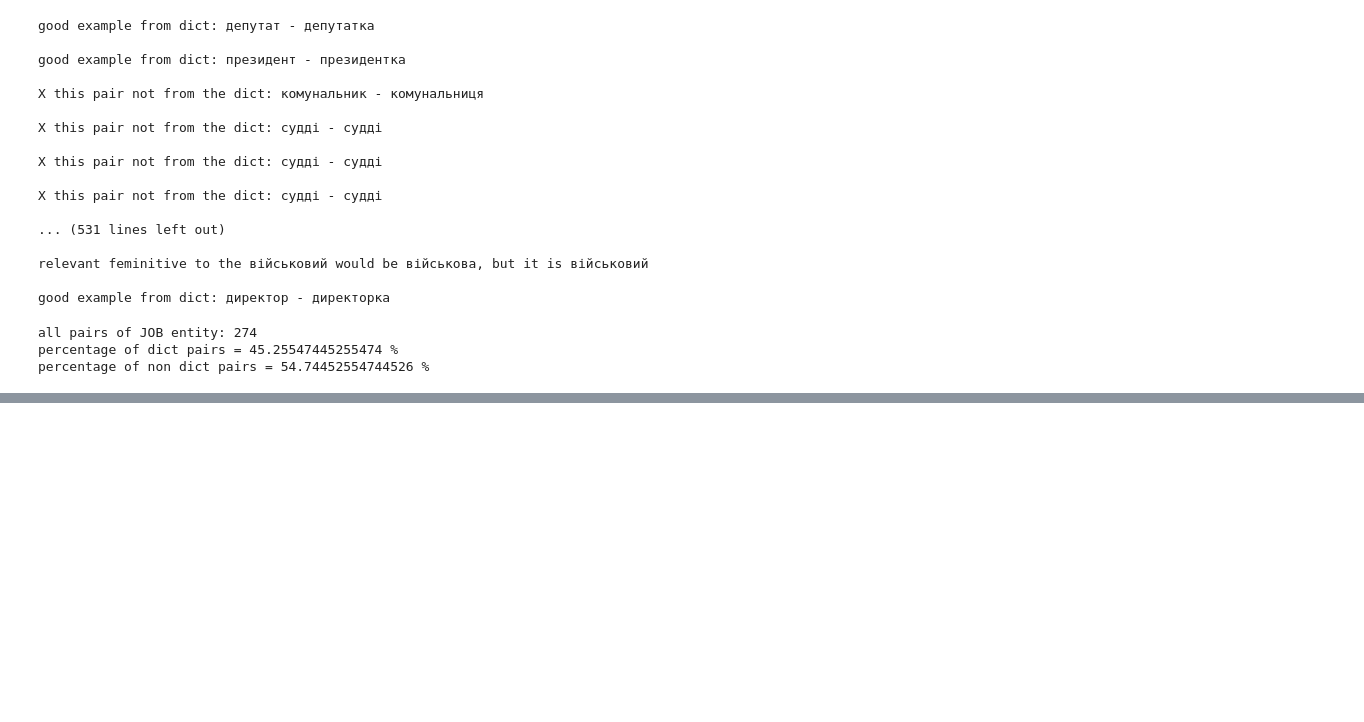
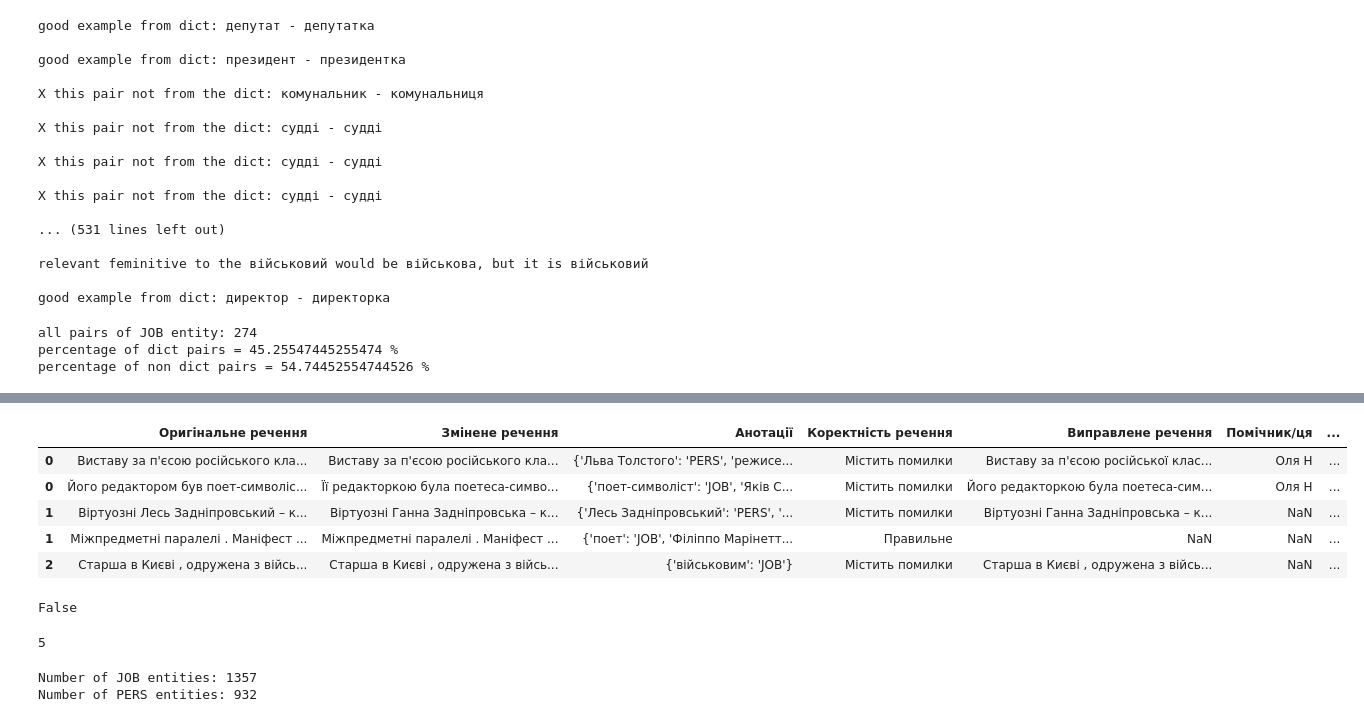
Before and after one commit to linndfors/ner_for_fem, a Jupyter notebook: src/metrics.ipynb, the cells around one changed output, grey strips where cells are left out. Cells and saved outputs as stored; diff of their text form; code cells hidden in the pictures; blank space fills up the shorter version.

```diff
--- a/src/metrics.ipynb
+++ b/src/metrics.ipynb
@@ -353,0 +326,5 @@ percentage of non dict pairs = 54.74452554744526 %
+# %%
+test_swapped = pd.read_csv("test_swapped.csv")
+dev_swapped = pd.read_csv("/Users/linndfors/study/diploma/ner_for_fem/src/dev_swapped.csv")
+# %%
+swapped_df = pd.concat([dev_swapped, test_swapped])  # ignore_index=True - Reset index after concat
@@ -353,0 +340,13 @@ percentage of non dict pairs = 54.74452554744526 %
+# %%
+swapped_df['gender-swapped'] = swapped_df.apply(lambda x: x['Виправлене речення'] if x['Виправлене речення'] and x['Коректність речення']=='Містить помилки' else x['Змінене речення'], axis=1)
+# %%
+test_swapped_new = swapped_df.loc[test_swapped.index].copy()
+# %%
+test_swapped_new.head()
+# %% [output]
+|  | Оригінальне речення | Змінене речення | Анотації | Коректність речення | Виправлене речення | Помічник/ця | ... |
+| 0 | Виставу за п'єсою російського кла... | Виставу за п'єсою російського кла... | {'Льва Толстого': 'PERS', 'режисе... | Містить помилки | Виставу за п'єсою російської клас... | Оля Н | ... |
+| 0 | Його редактором був поет-символіс... | Її редакторкою була поетеса-симво... | {'поет-символіст': 'JOB', 'Яків С... | Містить помилки | Його редакторкою була поетеса-сим... | Оля Н | ... |
+| 1 | Віртуозні Лесь Задніпровський – к... | Віртуозні Ганна Задніпровська – к... | {'Лесь Задніпровський': 'PERS', '... | Містить помилки | Віртуозні Ганна Задніпровська – к... | NaN | ... |
+| 1 | Міжпредметні паралелі . Маніфест ... | Міжпредметні паралелі . Маніфест ... | {'поет': 'JOB', 'Філіппо Марінетт... | Правильне | NaN | NaN | ... |
+| 2 | Старша в Києві , одружена з війсь... | Старша в Києві , одружена з війсь... | {'військовим': 'JOB'} | Містить помилки | Старша в Києві , одружена з війсь... | NaN | ... |
@@ -353,0 +379,9 @@ percentage of non dict pairs = 54.74452554744526 %
+# %%
+'-' in job_entities
+# %% [output]
+False
+# %%
+# swapped_pers.count("-")
+print(original_pers.count("-"))
+# %% [output]
+5
@@ -353,0 +407,6 @@ percentage of non dict pairs = 54.74452554744526 %
+# %%
+print(f"Number of JOB entities: {numb_of_JB_orig}")
+print(f"Number of PERS entities: {numb_of_PR_orig}")
+# %% [output]
+Number of JOB entities: 1357
+Number of PERS entities: 932
```
Also changed, not shown: parts of 55 cells of this notebook, 9 other files.
